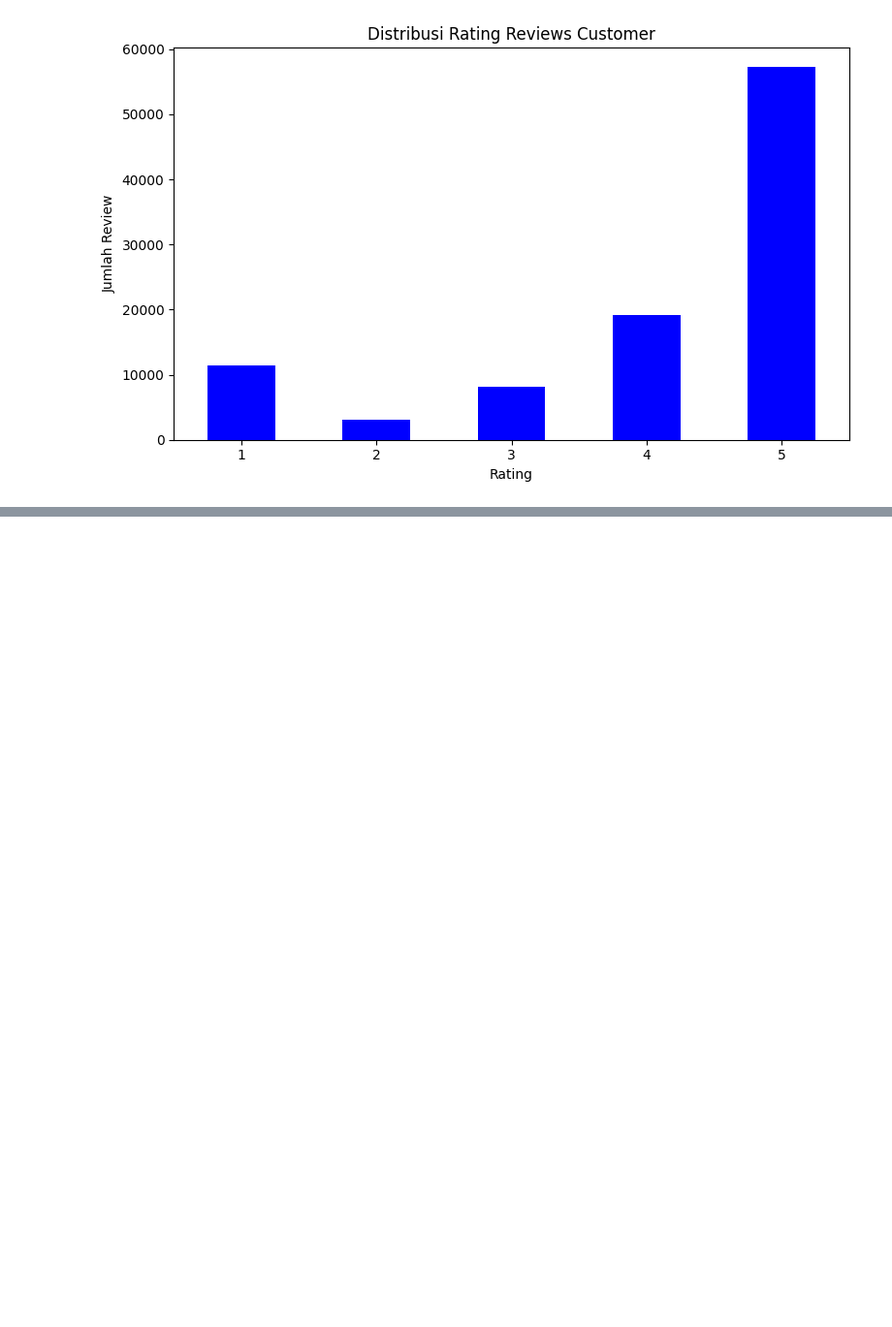
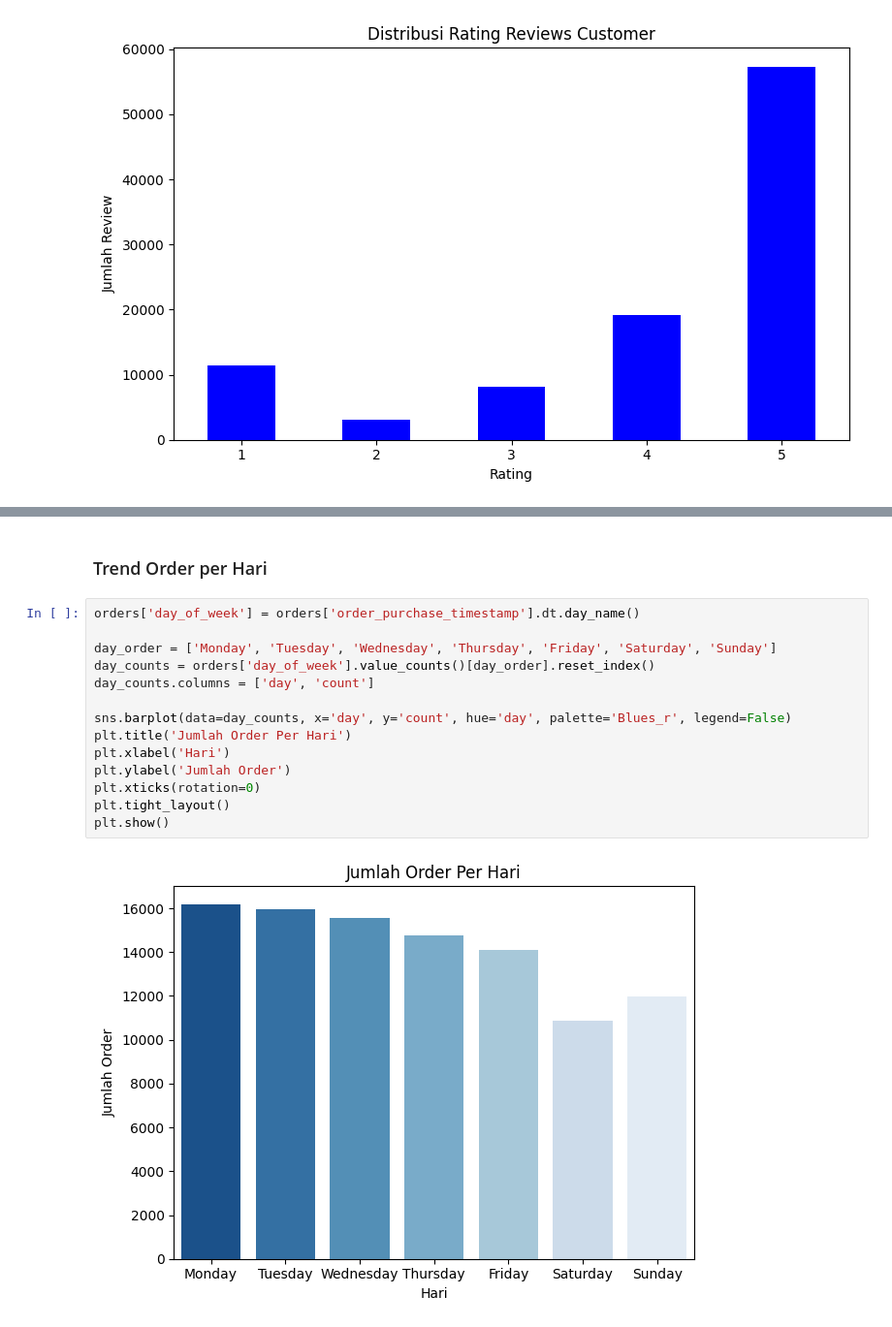
Before and after one commit to Magentropy/KagglingSelf, a Jupyter notebook: Olist_brazil/notebooks_brazil.ipynb, the cells around one changed output, grey strips where cells are left out. Shown at 97% size. Cells and saved outputs as stored; diff of their text form; blank space fills up the shorter version.

```diff
--- a/Olist_brazil/notebooks_brazil.ipynb
+++ b/Olist_brazil/notebooks_brazil.ipynb
@@ -208,0 +223,18 @@ plt.show()
+# %% [markdown]
+### Trend Order per Hari
+# %%
+orders['day_of_week'] = orders['order_purchase_timestamp'].dt.day_name()
+
+day_order = ['Monday', 'Tuesday', 'Wednesday', 'Thursday', 'Friday', 'Saturday', 'Sunday']
+day_counts = orders['day_of_week'].value_counts()[day_order].reset_index()
+day_counts.columns = ['day', 'count']
+
+sns.barplot(data=day_counts, x='day', y='count', hue='day', palette='Blues_r', legend=False)
+plt.title('Jumlah Order Per Hari')
+plt.xlabel('Hari')
+plt.ylabel('Jumlah Order')
+plt.xticks(rotation=0)
+plt.tight_layout()
+plt.show()
+# %% [output]
+[figure, added]
```
Also changed, not shown: parts of 12 cells of this notebook.
